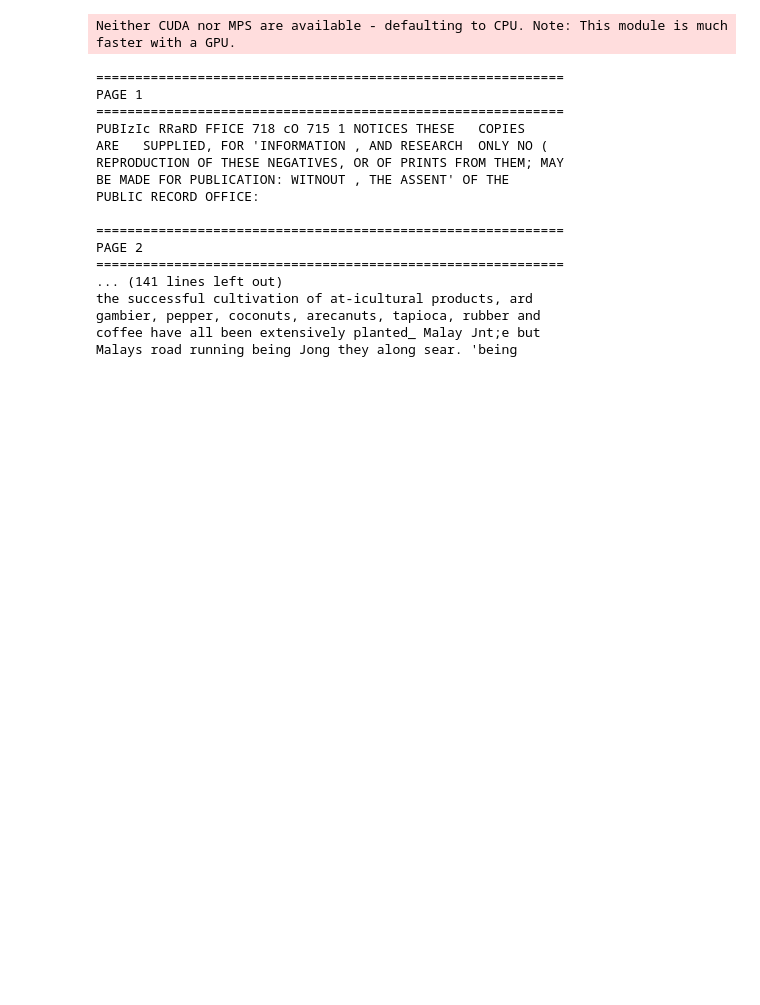
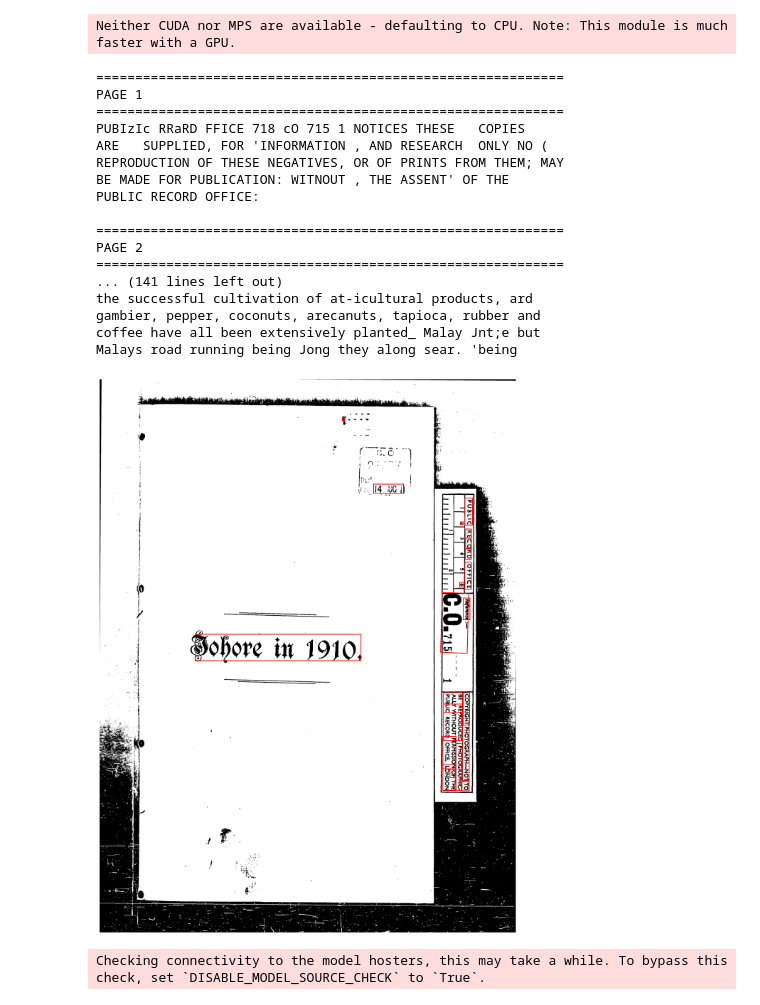
Before and after one commit to Rikhil-6/hist-hack, a Jupyter notebook: experiments/easy-ocr.ipynb, the cells around one changed output. Saved outputs shown, nothing was run; the diff lists cells and outputs as text; code cells hidden in the pictures; blank space fills up the shorter version.

Commit message:
added data-upload-pipeline

```diff
--- a/experiments/easy-ocr.ipynb
+++ b/experiments/easy-ocr.ipynb
@@ -55,0 +66,41 @@ Malays road running being Jong they along sear. 'being
+# %%
+
+model = ocr_predictor(pretrained=True, assume_straight_pages=False)
+# %%
+
+page_idx = 2 ### page_num - 1 (rmb 0 idx)
+doc = fitz.open('../data/CO715-1.pdf') # use fitz for selective opening (lazy loading)
+pix = doc[page_idx].get_pixmap(matrix=fitz.Matrix(2, 2))
+img = np.frombuffer(pix.samples, dtype=np.uint8).reshape(pix.height, pix.width, pix.n)
+
+# doctr expects a list of pages
+result = model([img])
+
+page = result.pages[0]
+h, w = img.shape[:2]
+
+fig, ax = plt.subplots(figsize=(12, 16))
+ax.imshow(img)
+
+for block in page.blocks:
+    for line in block.lines:
+        geo = np.array(line.geometry)
+        pts = (geo * [w, h]).astype(int)
+        rect = patches.Polygon(pts, linewidth=1.5, edgecolor='red', facecolor='none')
+        ax.add_patch(rect)
+
+ax.axis("off")
+plt.tight_layout()
+plt.show()
+# %% [output]
+[figure, added]
+# %%
+# Option 2 - paddlOCR (since we're all agentic nw)
+from paddleocr import PaddleOCR
+
+page_idx = 2 ### page_num - 1 (rmb 0 idx)
+doc = fitz.open('../data/CO715-1.pdf') # use fitz for selective opening (lazy loading)
+pix = doc[page_idx].get_pixmap(matrix=fitz.Matrix(2, 2))
+img = np.frombuffer(pix.samples, dtype=np.uint8).reshape(pix.height, pix.width, pix.n)
+# %% [output]
+Checking connectivity to the model hosters, this may take a while. To bypass this check, set `DISABLE_MODEL_SOURCE_CHECK` to `True`.
```
Also changed, not shown: parts of 4 cells of this notebook, 4 other files.
